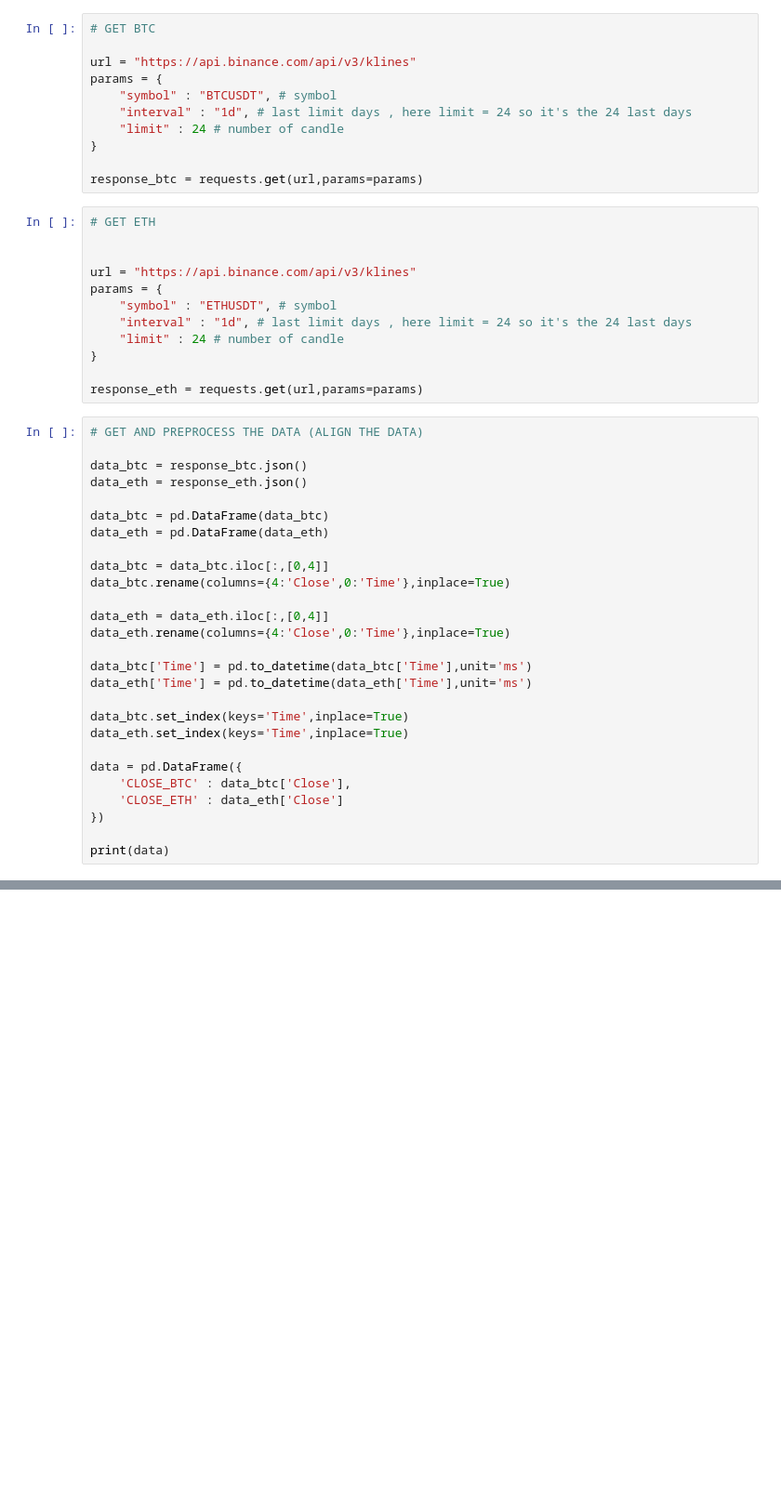
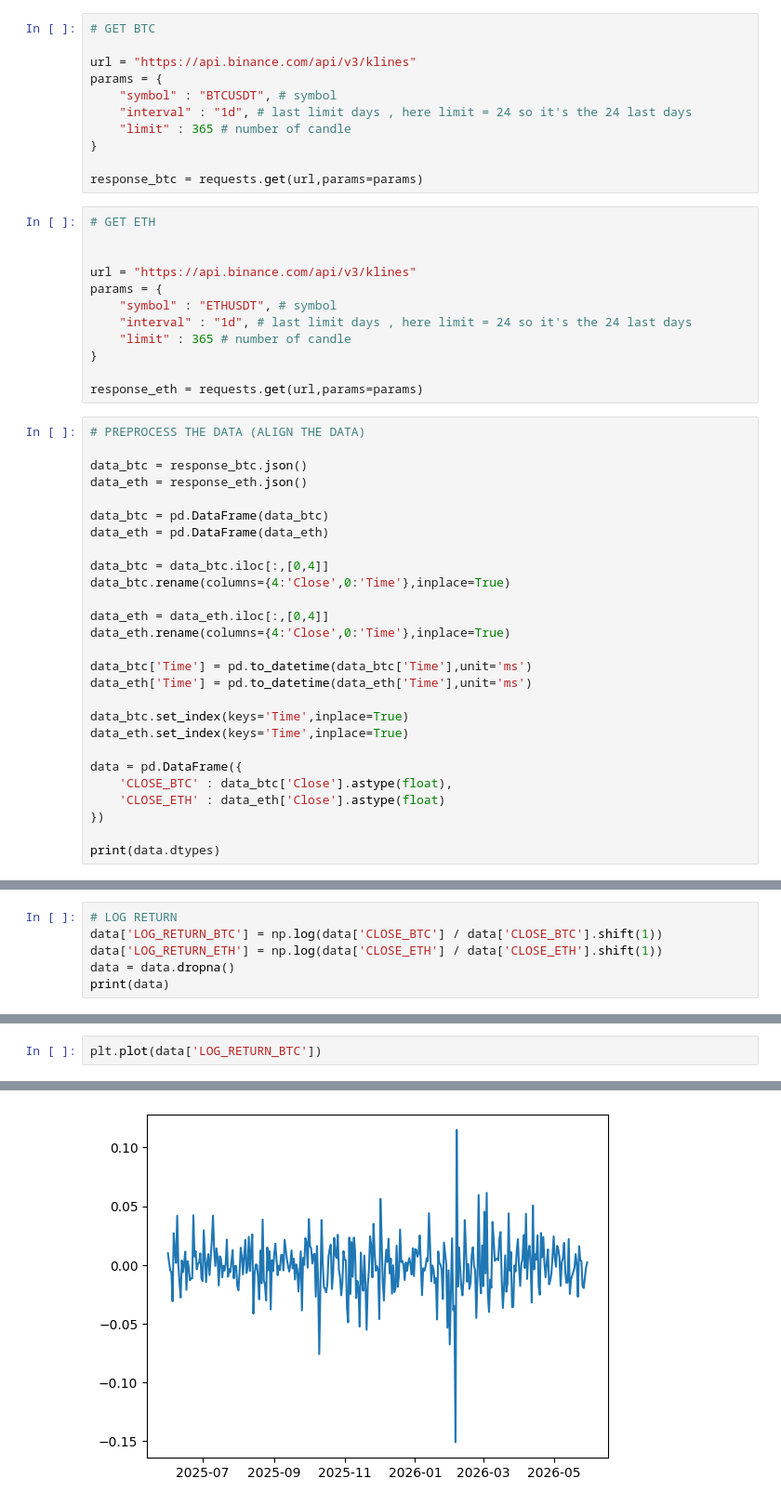
Before and after one commit to RayaneTroudi/TRADING_STRAT_COINTEGRATION_BTC_ETH, a Jupyter notebook: cointegration_BTC_ETH.ipynb, the cells around one changed output, grey strips where cells are left out. Shown at 93% size. Saved outputs shown, nothing was run; the diff lists cells and outputs as text; blank space fills up the shorter version.

```diff
--- a/cointegration_BTC_ETH.ipynb
+++ b/cointegration_BTC_ETH.ipynb
@@ -10,7 +11,7 @@ url = "https://api.binance.com/api/v3/klines"
 params = {
     "symbol" : "BTCUSDT", # symbol
     "interval" : "1d", # last limit days , here limit = 24 so it's the 24 last days
-    "limit" : 24 # number of candle
+    "limit" : 365 # number of candle
 }
 
 response_btc = requests.get(url,params=params)
@@ -22,12 +23,12 @@ url = "https://api.binance.com/api/v3/klines"
 params = {
     "symbol" : "ETHUSDT", # symbol
     "interval" : "1d", # last limit days , here limit = 24 so it's the 24 last days
-    "limit" : 24 # number of candle
+    "limit" : 365 # number of candle
 }
 
 response_eth = requests.get(url,params=params)
 # %%
-# GET AND PREPROCESS THE DATA (ALIGN THE DATA)
+# PREPROCESS THE DATA (ALIGN THE DATA)
 
 data_btc = response_btc.json()
 data_eth = response_eth.json()
@@ -48,8 +49,8 @@ data_btc.set_index(keys='Time',inplace=True)
 data_eth.set_index(keys='Time',inplace=True)
 
 data = pd.DataFrame({
-    'CLOSE_BTC' : data_btc['Close'],
-    'CLOSE_ETH' : data_eth['Close']
+    'CLOSE_BTC' : data_btc['Close'].astype(float),
+    'CLOSE_ETH' : data_eth['Close'].astype(float)
 })
 
-print(data)
+print(data.dtypes)
@@ -74,0 +61,6 @@ Time
+# %%
+# LOG RETURN
+data['LOG_RETURN_BTC'] = np.log(data['CLOSE_BTC'] / data['CLOSE_BTC'].shift(1))
+data['LOG_RETURN_ETH'] = np.log(data['CLOSE_ETH'] / data['CLOSE_ETH'].shift(1))
+data = data.dropna()
+print(data)
@@ -74,0 +83,3 @@ Time
+# %%
+plt.plot(data['LOG_RETURN_BTC'])
+# %% [output]
@@ -74,0 +87 @@ Time
+[figure, added]
```
Also changed, not shown: parts of 7 cells of this notebook.
